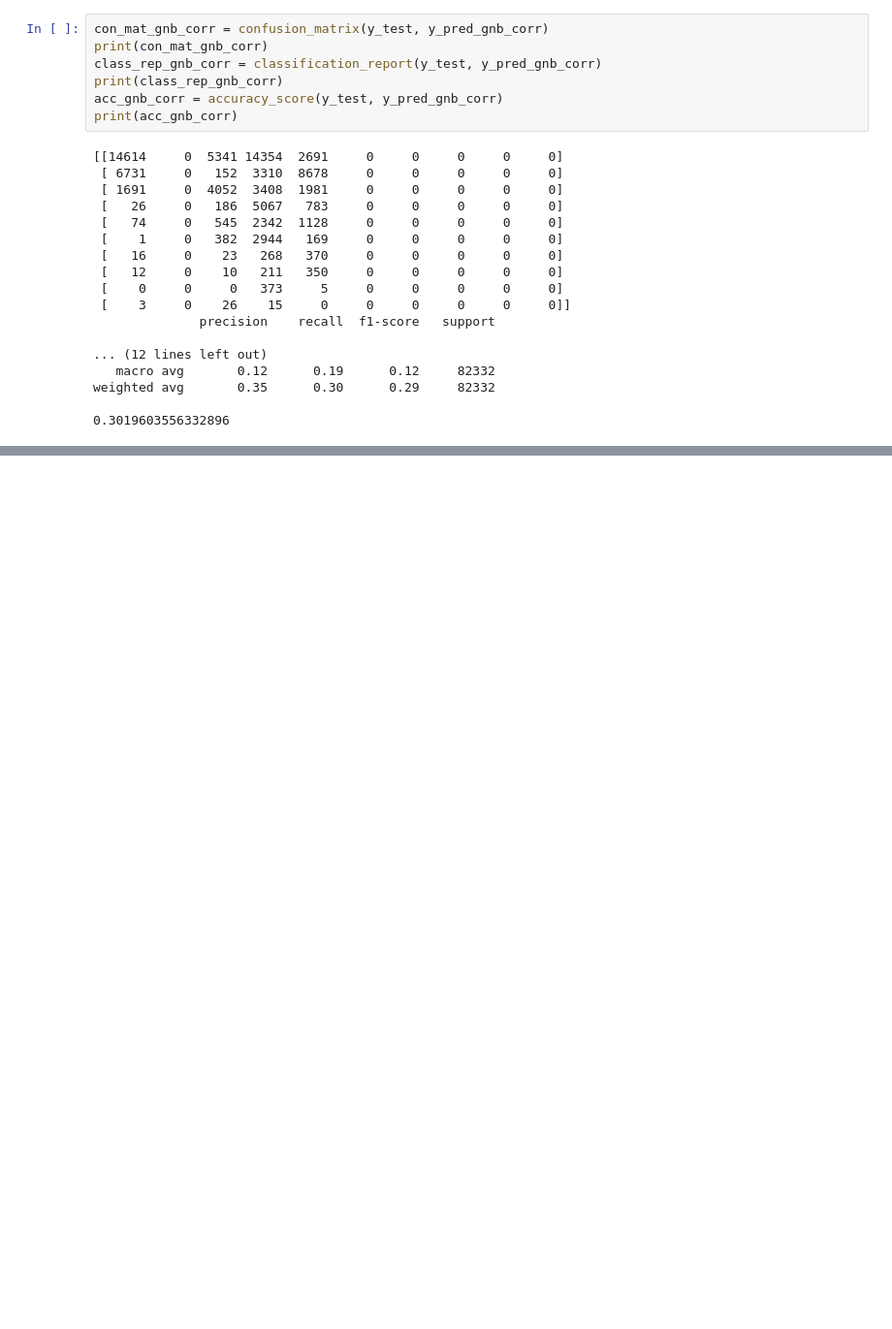
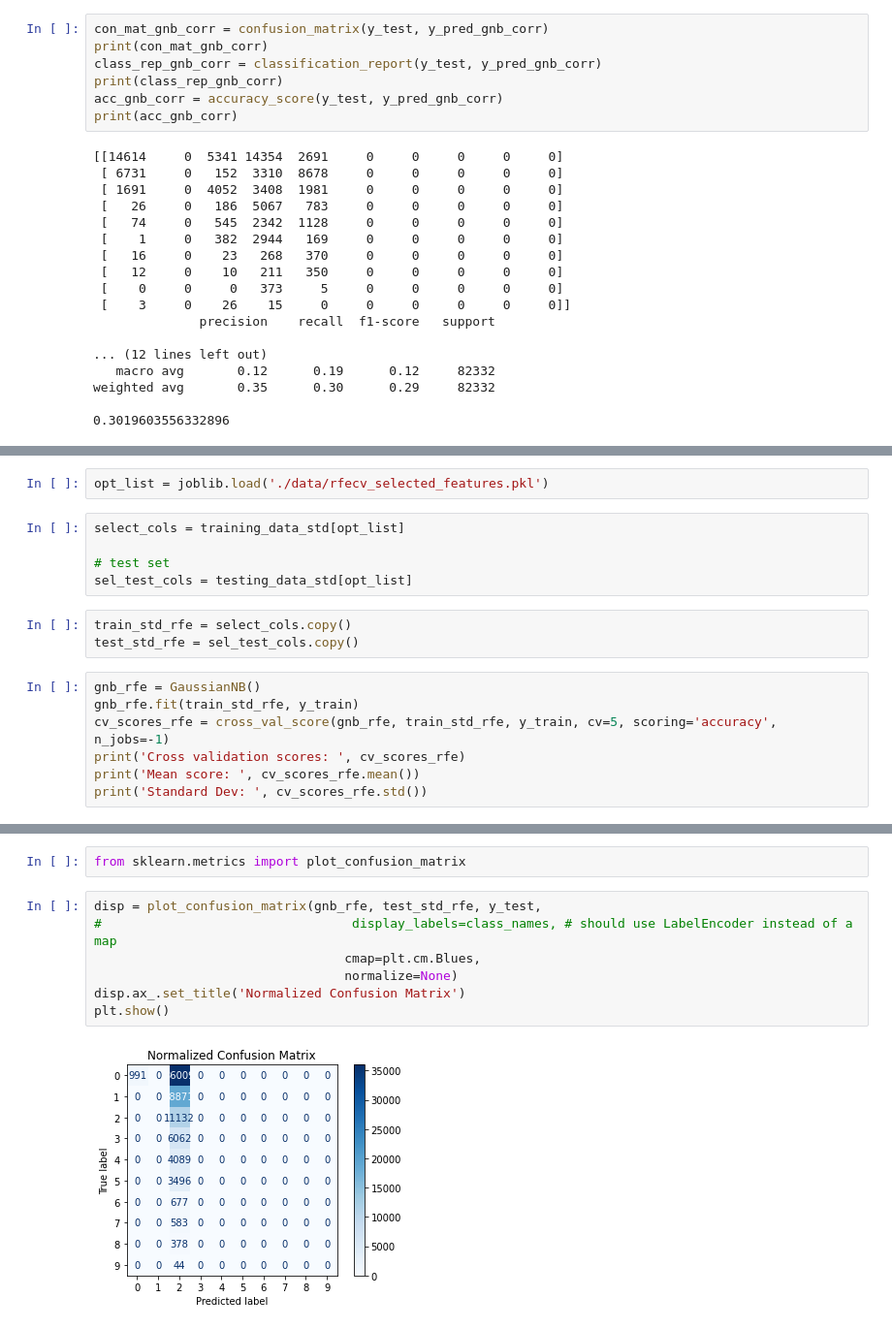
Before and after one commit to pvan1/DATA-606-Capstone, a Jupyter notebook: capstone-phase2.ipynb, the cells around one changed output, grey strips where cells are left out. Shown: that part at 97% size. Drawn from its saved outputs; the diff is of its cells as text; blank space fills up the shorter version.

```diff
--- a/capstone-phase2.ipynb
+++ b/capstone-phase2.ipynb
@@ -870,0 +826,17 @@ weighted avg       0.35      0.30      0.29     82332
+# %%
+opt_list = joblib.load('./data/rfecv_selected_features.pkl')
+# %%
+select_cols = training_data_std[opt_list]
+
+# test set
+sel_test_cols = testing_data_std[opt_list]
+# %%
+train_std_rfe = select_cols.copy()
+test_std_rfe = sel_test_cols.copy()
+# %%
+gnb_rfe = GaussianNB()
+gnb_rfe.fit(train_std_rfe, y_train)
+cv_scores_rfe = cross_val_score(gnb_rfe, train_std_rfe, y_train, cv=5, scoring='accuracy', n_jobs=-1)
+print('Cross validation scores: ', cv_scores_rfe)
+print('Mean score: ', cv_scores_rfe.mean())
+print('Standard Dev: ', cv_scores_rfe.std())
@@ -870,0 +877,11 @@ weighted avg       0.35      0.30      0.29     82332
+# %%
+from sklearn.metrics import plot_confusion_matrix
+# %%
+disp = plot_confusion_matrix(gnb_rfe, test_std_rfe, y_test,
+#                                 display_labels=class_names, # should use LabelEncoder instead of a map
+                                 cmap=plt.cm.Blues,
+                                 normalize=None)
+disp.ax_.set_title('Normalized Confusion Matrix')
+plt.show()
+# %% [output]
+[figure, added]
```
Also changed, not shown: parts of 38 cells of this notebook.
